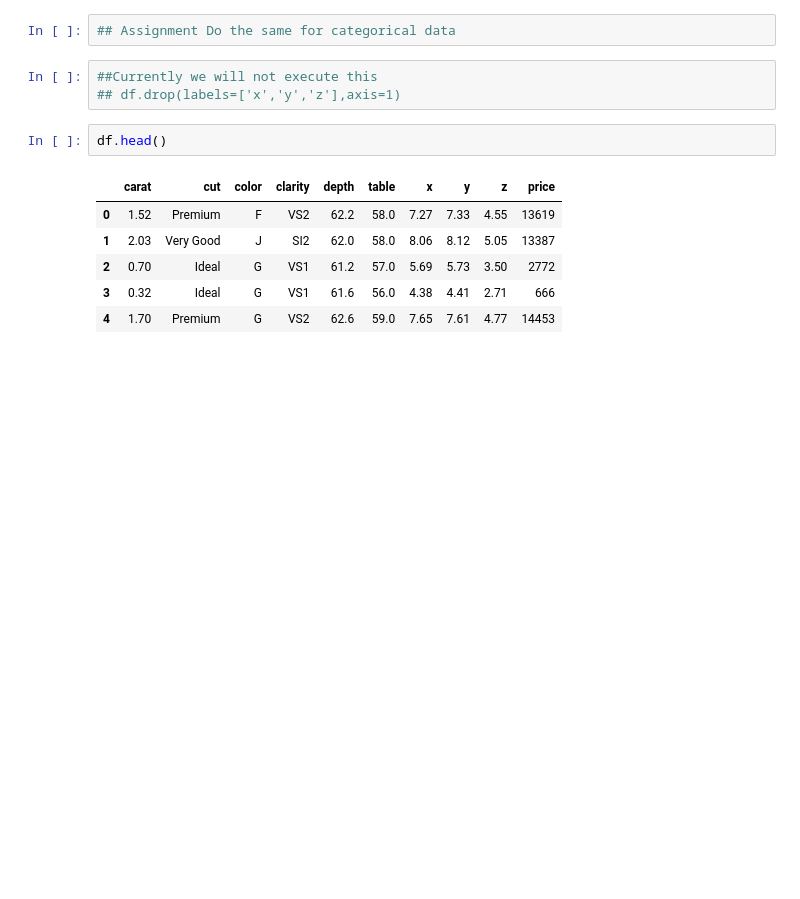
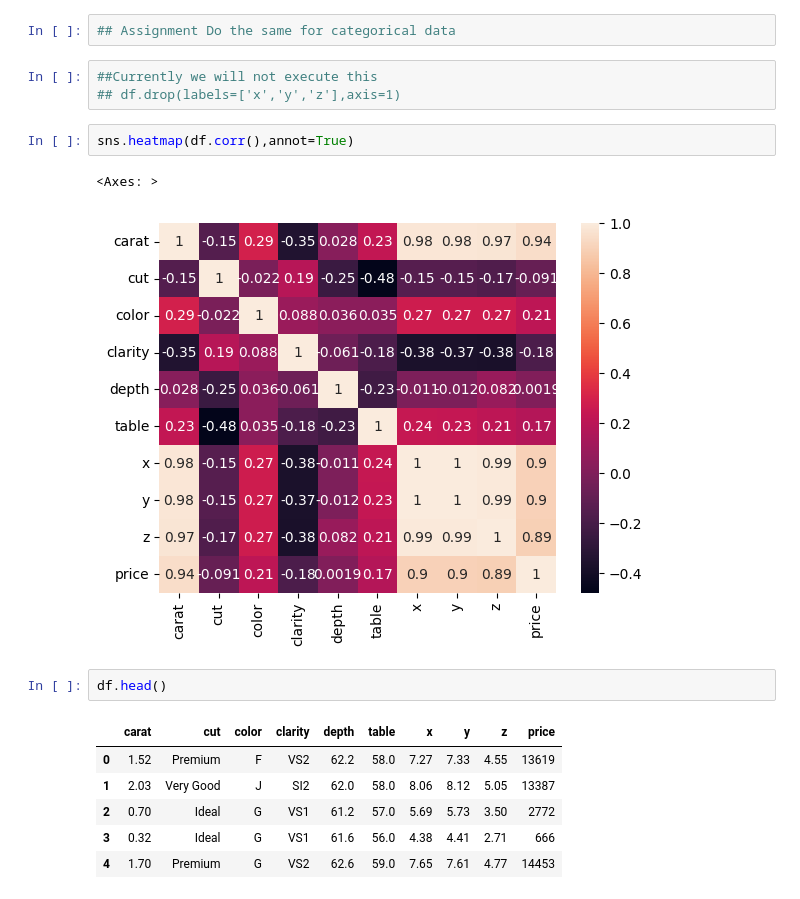
Before and after one commit to Devkizunzurwad/ML_Project_01, a Jupyter notebook: notebooks/EDA.ipynb, the cells around one changed output. Saved outputs shown, nothing was run; the diff lists cells and outputs as text; blank space fills up the shorter version.

```diff
--- a/notebooks/EDA.ipynb
+++ b/notebooks/EDA.ipynb
@@ -156,6 +156,11 @@ for i in numerical_columns:
 # %%
 ##Currently we will not execute this
 ## df.drop(labels=['x','y','z'],axis=1)
+# %%
+sns.heatmap(df.corr(),annot=True)
+# %% [output]
+<Axes: >
+[figure, added]
 # %%
 df.head()
 # %% [output]
```
